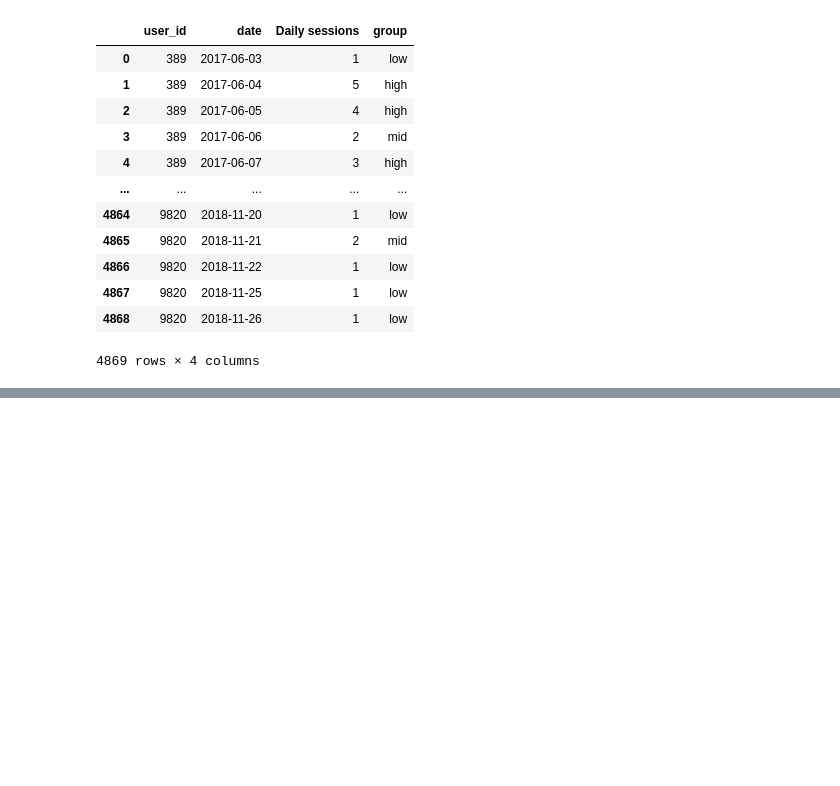
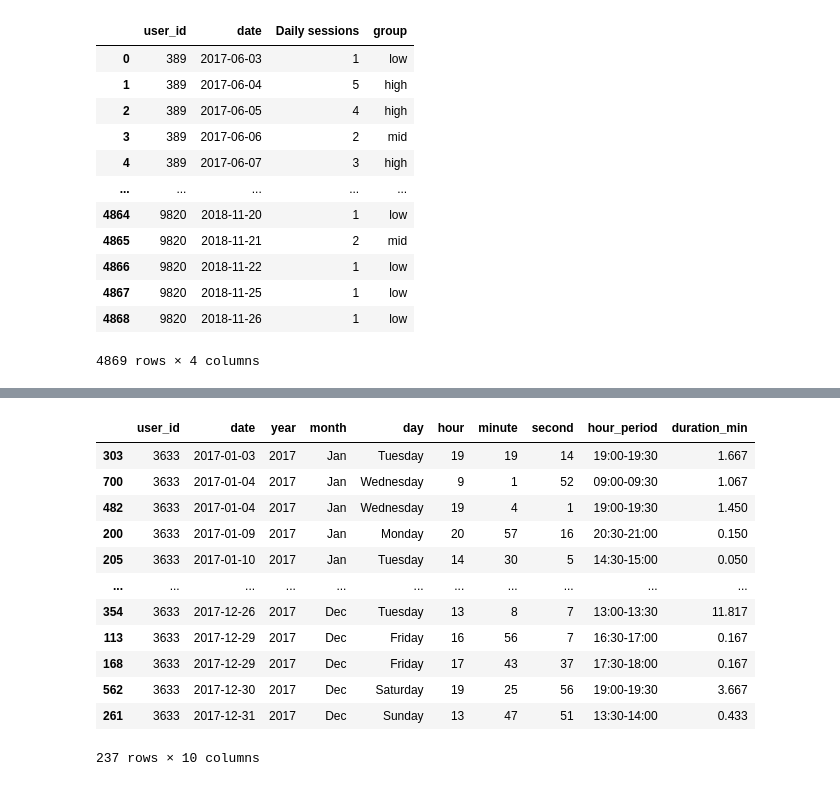
Before and after one commit to astenast/Smartphone_User_Engagement, a Jupyter notebook: Classification.ipynb, the cells around one changed output, grey strips where cells are left out. Cells and saved outputs as stored; diff of their text form; code cells hidden in the pictures; blank space fills up the shorter version.

```diff
--- a/Classification.ipynb
+++ b/Classification.ipynb
@@ -132,0 +150,17 @@ Name: duration_min, dtype: float64
+# %%
+df_3633 = df[(df.user_id == 3633) & (df.year == 2017)].sort_values(['date', 'hour_period'])
+df_3633
+# %% [output]
+|  | user_id | date | year | month | day | hour | minute | second | hour_period | duration_min |
+| 303 | 3633 | 2017-01-03 | 2017 | Jan | Tuesday | 19 | 19 | 14 | 19:00-19:30 | 1.667 |
+| 700 | 3633 | 2017-01-04 | 2017 | Jan | Wednesday | 9 | 1 | 52 | 09:00-09:30 | 1.067 |
+| 482 | 3633 | 2017-01-04 | 2017 | Jan | Wednesday | 19 | 4 | 1 | 19:00-19:30 | 1.450 |
+| 200 | 3633 | 2017-01-09 | 2017 | Jan | Monday | 20 | 57 | 16 | 20:30-21:00 | 0.150 |
+| 205 | 3633 | 2017-01-10 | 2017 | Jan | Tuesday | 14 | 30 | 5 | 14:30-15:00 | 0.050 |
+| ... | ... | ... | ... | ... | ... | ... | ... | ... | ... | ... |
+| 354 | 3633 | 2017-12-26 | 2017 | Dec | Tuesday | 13 | 8 | 7 | 13:00-13:30 | 11.817 |
+| 113 | 3633 | 2017-12-29 | 2017 | Dec | Friday | 16 | 56 | 7 | 16:30-17:00 | 0.167 |
+| 168 | 3633 | 2017-12-29 | 2017 | Dec | Friday | 17 | 43 | 37 | 17:30-18:00 | 0.167 |
+| 562 | 3633 | 2017-12-30 | 2017 | Dec | Saturday | 19 | 25 | 56 | 19:00-19:30 | 3.667 |
+| 261 | 3633 | 2017-12-31 | 2017 | Dec | Sunday | 13 | 47 | 51 | 13:30-14:00 | 0.433 |
+237 rows × 10 columns
```
Also changed, not shown: parts of 5 cells of this notebook.
